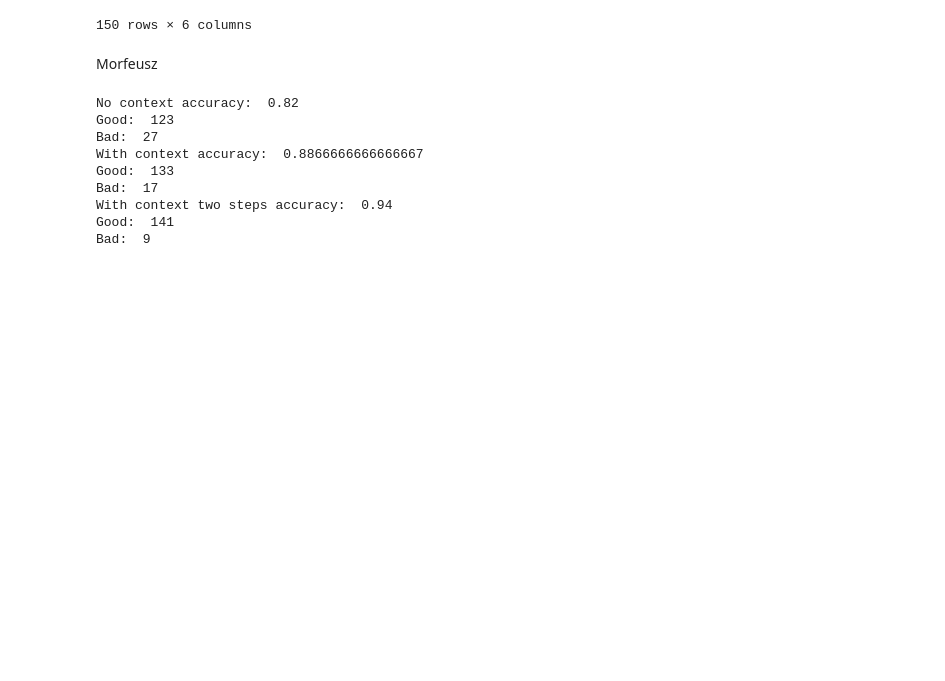
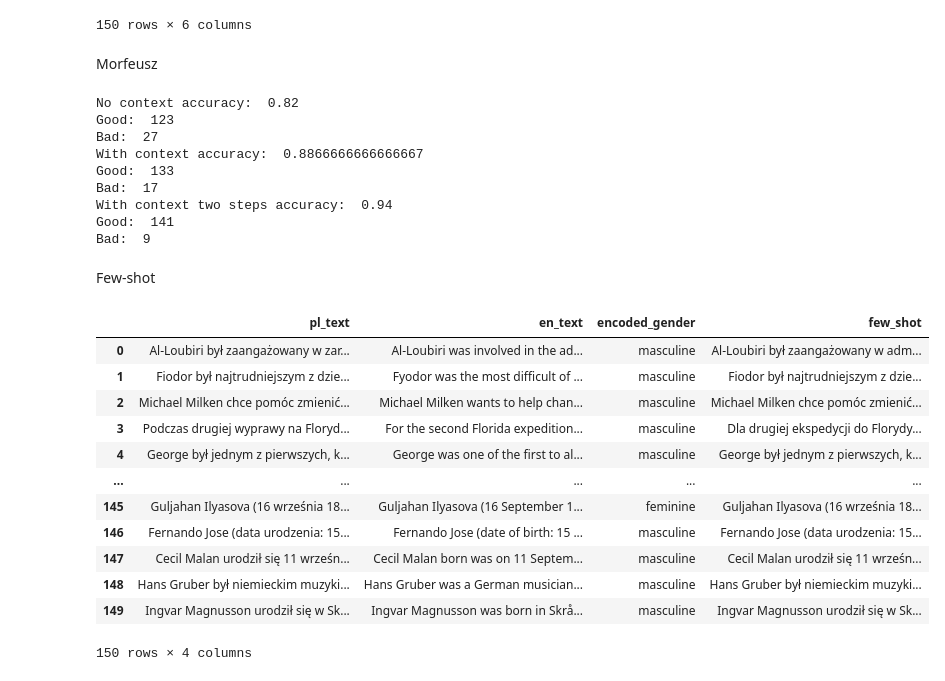
Before and after one commit to refrigerr/adaptation-of-machine-translation, a Jupyter notebook: experiments_gender/experiments_on_mittens.ipynb, the cells around one changed output. Drawn from its saved outputs; the diff is of its cells as text; code cells hidden in the pictures; blank space fills up the shorter version.

```diff
--- a/experiments_gender/experiments_on_mittens.ipynb
+++ b/experiments_gender/experiments_on_mittens.ipynb
@@ -268,3 +272,64 @@ Bad:  17
 With context two steps accuracy:  0.94
 Good:  141
 Bad:  9
+# %% [markdown]
+Few-shot
+# %%
+examples ="""
+W zdaniu opisywana jest osoba, której płeć to mężczyzna.
+Przetłumacz na polski i nie dodawaj żadnych dodatkowych wyjaśnień, napisz tylko samo tłumaczenie: 'My teacher has been a great help over the years, and is a friendly.'
+Mój nauczyciel był wielką pomocą przez lata, a także jest przyjazny.
+
+W zdaniu opisywana jest osoba, której płeć to kobieta.
+Przetłumacz na polski i nie dodawaj żadnych dodatkowych wyjaśnień, napisz tylko samo tłumaczenie: 'Jane is the best artist I know.'
+Jane jest najlepszą artystką jaką znam.
+
+W zdaniu opisywana jest osoba, której płeć to mężczyzna.
+Przetłumacz na polski i nie dodawaj żadnych dodatkowych wyjaśnień, napisz tylko samo tłumaczenie: 'Michael won the competition and is the best driver.'
+Michael wygrał zawody i jest najlepszym kierowcą.
+
+W zdaniu opisywana jest osoba, której płeć to kobieta.
+Przetłumacz na polski i nie dodawaj żadnych dodatkowych wyjaśnień, napisz tylko samo tłumaczenie: 'Chris painted the whole room.'
+Chris pomalowała cały pokój.
+
+W zdaniu opisywana jest osoba, której płeć to kobieta.
+Przetłumacz na polski i nie dodawaj żadnych dodatkowych wyjaśnień, napisz tylko samo tłumaczenie: 'My friend is a great cook who cookes delicious meals.'
+Moja przyjaciółka jest świetną kucharką, która gotuje pyszne posiłki.
+"""
+# %%
+prompt4 = """
+Przetłumacz podane zdanie na polski zgodnie z podanym kontekstem.
+
+Przykłady:
+
+{examples}
+
+W zdaniu opisywana jest osoba, której płeć to {gender}.
+Przetłumacz na polski i nie dodawaj żadnych dodatkowych wyjaśnień, napisz tylko samo tłumaczenie: '{en_text}'
+"""
+# %%
+df['few_shot'] = None
+
+for index, row in df.iterrows():
+    gender = "mężczyzna" if row['encoded_gender'] == "masculine" else "kobieta"
+
+    prompt_filled = prompt4.format(en_text=row['en_text'], gender=gender, examples=examples)
+    result = llm.prompt_chat_custom_temperature(prompt=prompt_filled, temperature=0.0)
+
+    df.at[index, 'few_shot'] = result
+# %%
+df
+# %% [output]
+|  | pl_text | en_text | encoded_gender | few_shot |
+| 0 | Al-Loubiri był zaangażowany w zar... | Al-Loubiri was involved in the ad... | masculine | Al-Loubiri był zaangażowany w adm... |
+| 1 | Fiodor był najtrudniejszym z dzie... | Fyodor was the most difficult of ... | masculine | Fiodor był najtrudniejszym z dzie... |
+| 2 | Michael Milken chce pomóc zmienić... | Michael Milken wants to help chan... | masculine | Michael Milken chce pomóc zmienić... |
+| 3 | Podczas drugiej wyprawy na Floryd... | For the second Florida expedition... | masculine | Dla drugiej ekspedycji do Florydy... |
+| 4 | George był jednym z pierwszych, k... | George was one of the first to al... | masculine | George był jednym z pierwszych, k... |
+| ... | ... | ... | ... | ... |
+| 145 | Guljahan Ilyasova (16 września 18... | Guljahan Ilyasova (16 September 1... | feminine | Guljahan Ilyasova (16 września 18... |
+| 146 | Fernando Jose (data urodzenia: 15... | Fernando Jose (date of birth: 15 ... | masculine | Fernando Jose (data urodzenia: 15... |
+| 147 | Cecil Malan urodził się 11 wrześn... | Cecil Malan born was on 11 Septem... | masculine | Cecil Malan urodził się 11 wrześn... |
+| 148 | Hans Gruber był niemieckim muzyki... | Hans Gruber was a German musician... | masculine | Hans Gruber był niemieckim muzyki... |
+| 149 | Ingvar Magnusson urodził się w Sk... | Ingvar Magnusson was born in Skrå... | masculine | Ingvar Magnusson urodził się w Sk... |
+150 rows × 4 columns
```
Also changed, not shown: parts of 12 cells of this notebook, 19 other files.
